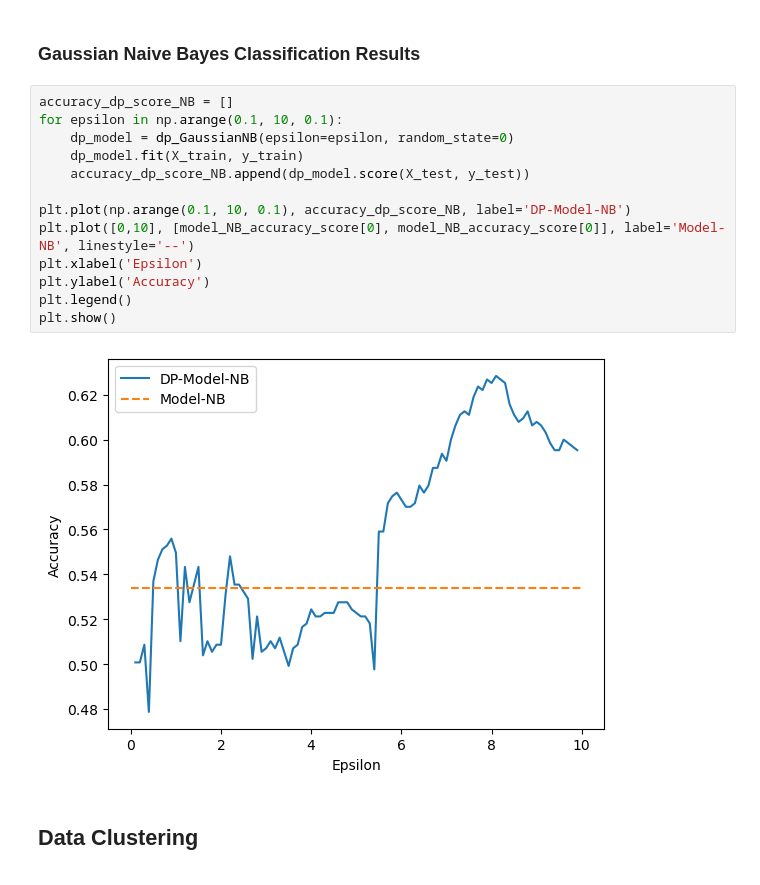
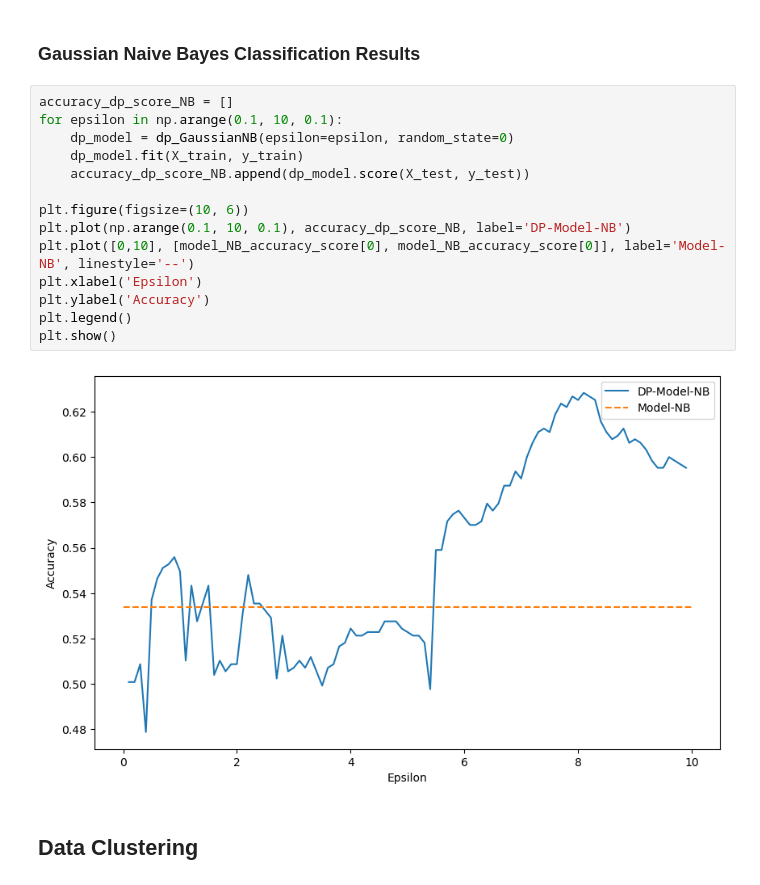
Before and after one commit to Kekkodf/Master-Thesis, a Jupyter notebook: Code/DP_Notebook.ipynb, the cells around one changed output. Saved outputs shown, nothing was run; the diff lists cells and outputs as text.

```diff
--- a/Code/DP_Notebook.ipynb
+++ b/Code/DP_Notebook.ipynb
@@ -295,18 +296,19 @@ Private test accuracy: 60.16%
 # %%
 accuracy_dp_score_NB = []
 for epsilon in np.arange(0.1, 10, 0.1):
     dp_model = dp_GaussianNB(epsilon=epsilon, random_state=0)
     dp_model.fit(X_train, y_train)
     accuracy_dp_score_NB.append(dp_model.score(X_test, y_test))
 
+plt.figure(figsize=(10, 6))
 plt.plot(np.arange(0.1, 10, 0.1), accuracy_dp_score_NB, label='DP-Model-NB')
 plt.plot([0,10], [model_NB_accuracy_score[0], model_NB_accuracy_score[0]], label='Model-NB', linestyle='--')
 plt.xlabel('Epsilon')
 plt.ylabel('Accuracy')
 plt.legend()
 plt.show()
 # %% [output]
-[figure, old version]
+[figure, new version]
 # %% [markdown]
 ## Data Clustering
 # %% [markdown]
```
Also changed, not shown: parts of 8 cells of this notebook, 2 other files.
